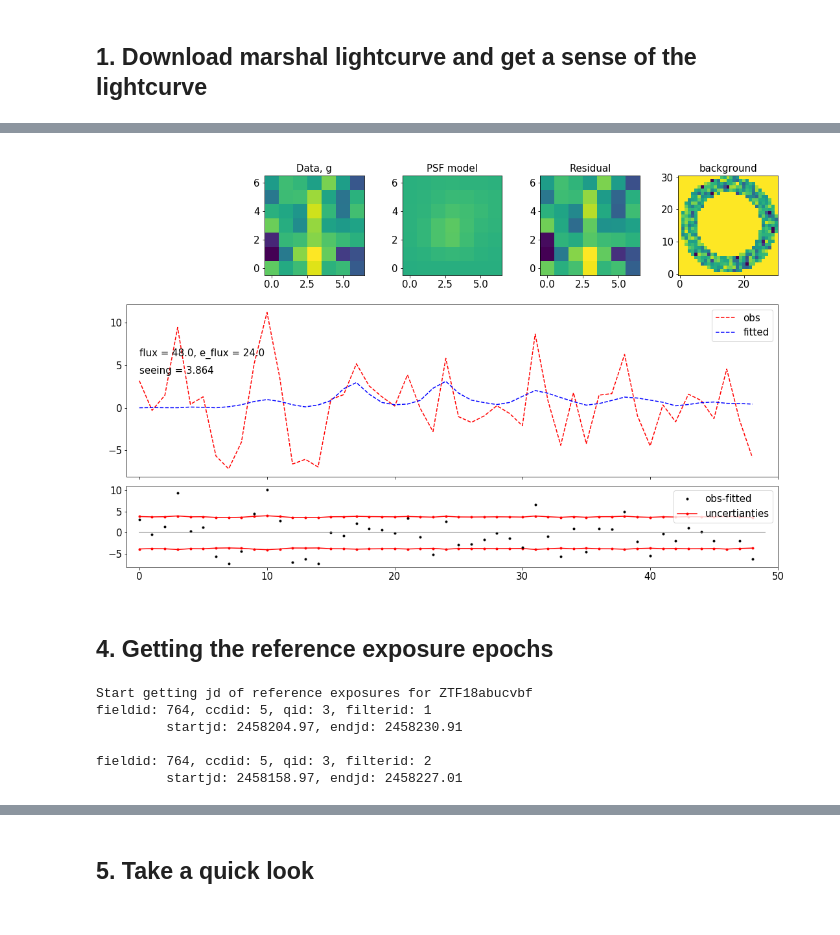
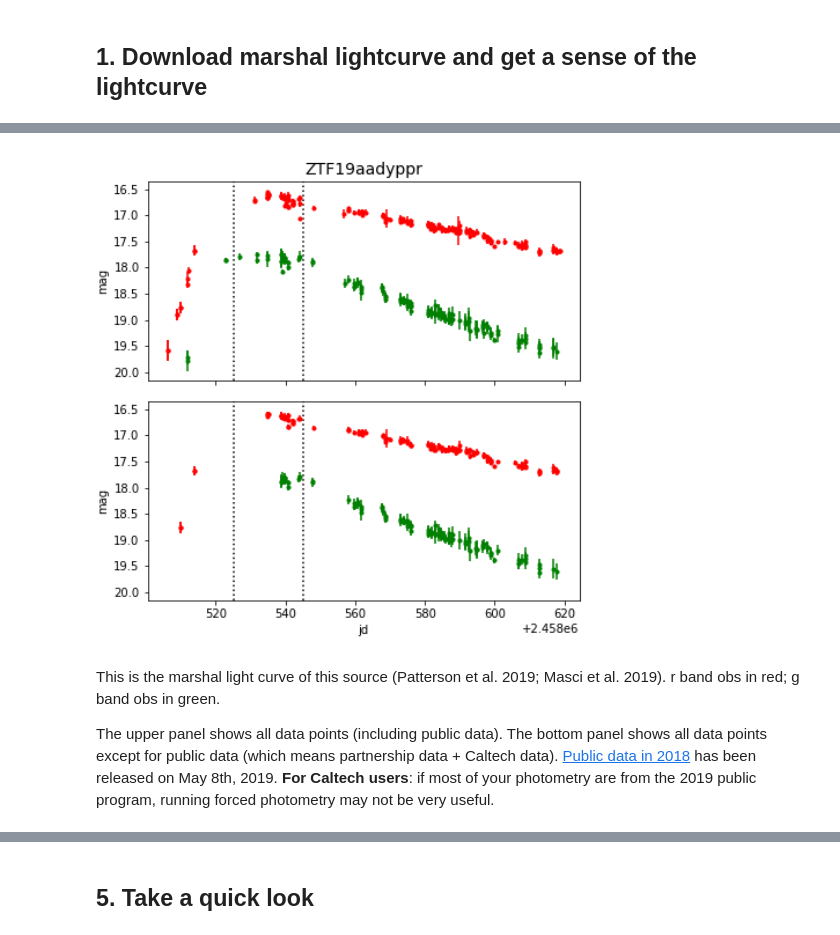
Before and after one commit to yaoyuhan/ForcePhotZTF, a Jupyter notebook: demo.ipynb, the cells around one changed output, grey strips where cells are left out. Saved outputs shown, nothing was run; the diff lists cells and outputs as text; code cells hidden in the pictures.

```diff
--- a/demo.ipynb
+++ b/demo.ipynb
@@ -20,0 +31,5 @@ targetdir = os.getcwd() + '/' + name + '/'
+# %%
+# name your transient: can be a ZTFname or anything you want
+name = 'ZTF19aadyppr'
+# provide the directory under which you want to score all of your data
+targetdir = os.getcwd() + '/' + name + '/'
@@ -151,15 +47,9 @@ Image(filename='./ZTF18abucvbf/figures/540_ztf_20180909202245_000764_zg_c05_o_q3
-# %%
-Image(filename='./ZTF18abucvbf/figures/100_ztf_20180523434988_000764_zg_c05_o_q3.png', width=700)
-# %% [output]
-[figure, removed]
-# %% [markdown]
-## 4. Getting the reference exposure epochs
-# %%
-get_recerence_jds(name, targetdir, partnership = False)
-# %% [output]
-Start getting jd of reference exposures for ZTF18abucvbf
-fieldid: 764, ccdid: 5, qid: 3, filterid: 1
-         startjd: 2458204.97, endjd: 2458230.91
-
-fieldid: 764, ccdid: 5, qid: 3, filterid: 2
-         startjd: 2458158.97, endjd: 2458227.01
+# %%
+from IPython.core.display import Image
+Image(filename=targetdir+'marshal_lc_plot'+name+'.png',width=500)
+# %% [output]
+[figure, added]
+# %% [markdown]
+This is the marshal light curve of this source (Patterson et al. 2019; Masci et al. 2019). r band obs in red; g band obs in green.
+
+The upper panel shows all data points (including public data). The bottom panel shows all data points except for public data (which means partnership data + Caltech data). [Public data in 2018](https://www.ztf.caltech.edu/news/public-data-release-1) has been released on May 8th, 2019. __For Caltech users__: if most of your photometry are from the 2019 public program, running forced photometry may not be very useful.
```
Also changed, not shown: parts of 43 cells of this notebook, 4 other files.
